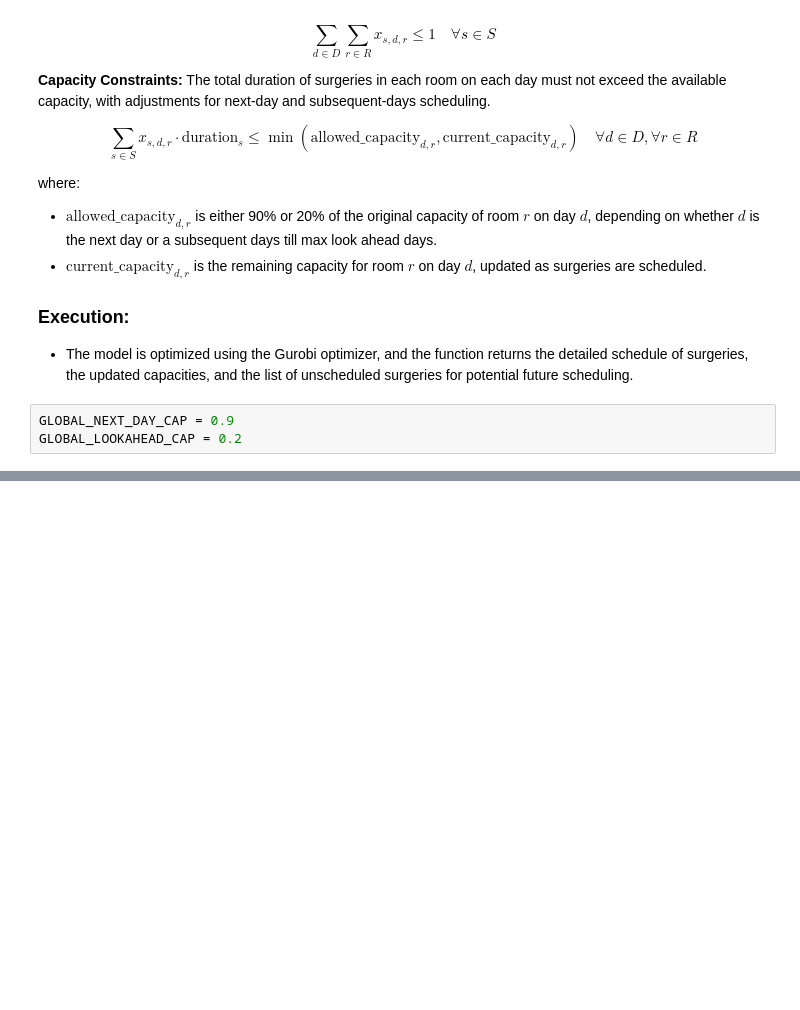
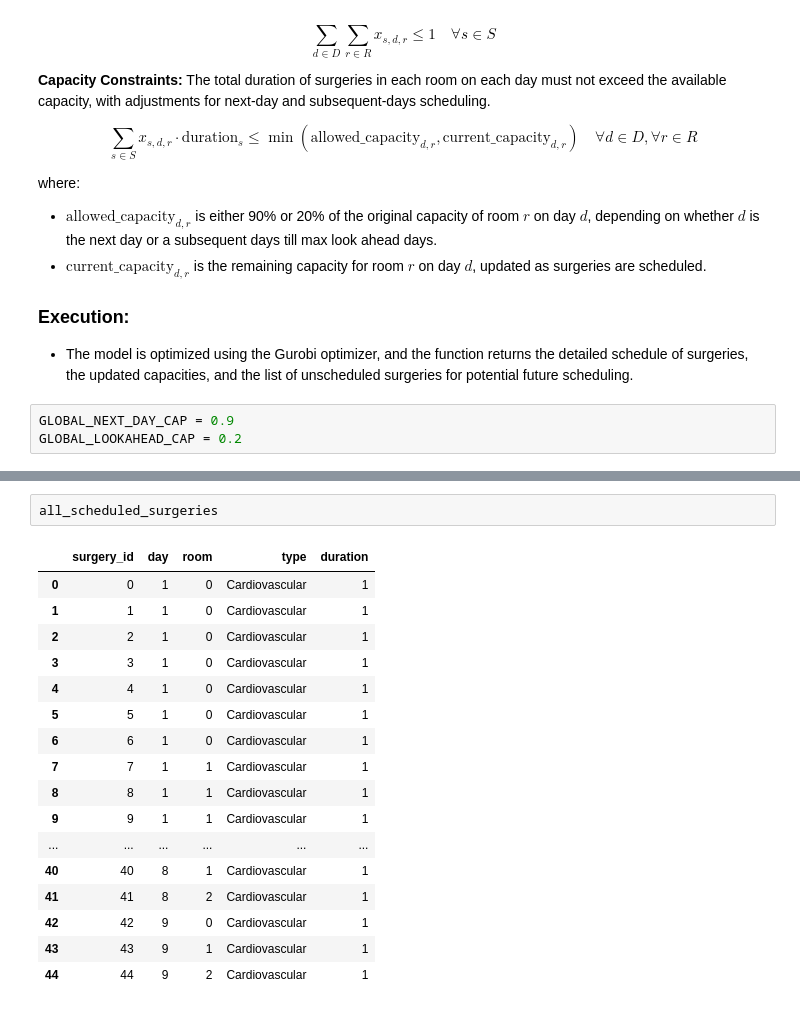
Before and after one commit to agishan/BinPacking-Approaches, a Jupyter notebook: Scheduler.ipynb, the cells around one changed output, grey strips where cells are left out. Cells and saved outputs as stored; diff of their text form; blank space fills up the shorter version.

```diff
--- a/Scheduler.ipynb
+++ b/Scheduler.ipynb
@@ -184,0 +286,20 @@ scheduled_surgeries_df
+# %%
+all_scheduled_surgeries
+# %% [output]
+|  | surgery_id | day | room | type | duration |
+| 0 | 0 | 1 | 0 | Cardiovascular | 1 |
+| 1 | 1 | 1 | 0 | Cardiovascular | 1 |
+| 2 | 2 | 1 | 0 | Cardiovascular | 1 |
+| 3 | 3 | 1 | 0 | Cardiovascular | 1 |
+| 4 | 4 | 1 | 0 | Cardiovascular | 1 |
+| 5 | 5 | 1 | 0 | Cardiovascular | 1 |
+| 6 | 6 | 1 | 0 | Cardiovascular | 1 |
+| 7 | 7 | 1 | 1 | Cardiovascular | 1 |
+| 8 | 8 | 1 | 1 | Cardiovascular | 1 |
+| 9 | 9 | 1 | 1 | Cardiovascular | 1 |
+| ... | ... | ... | ... | ... | ... |
+| 40 | 40 | 8 | 1 | Cardiovascular | 1 |
+| 41 | 41 | 8 | 2 | Cardiovascular | 1 |
+| 42 | 42 | 9 | 0 | Cardiovascular | 1 |
+| 43 | 43 | 9 | 1 | Cardiovascular | 1 |
+| 44 | 44 | 9 | 2 | Cardiovascular | 1 |
```
Also changed, not shown: parts of 9 cells of this notebook, 15 other files.
